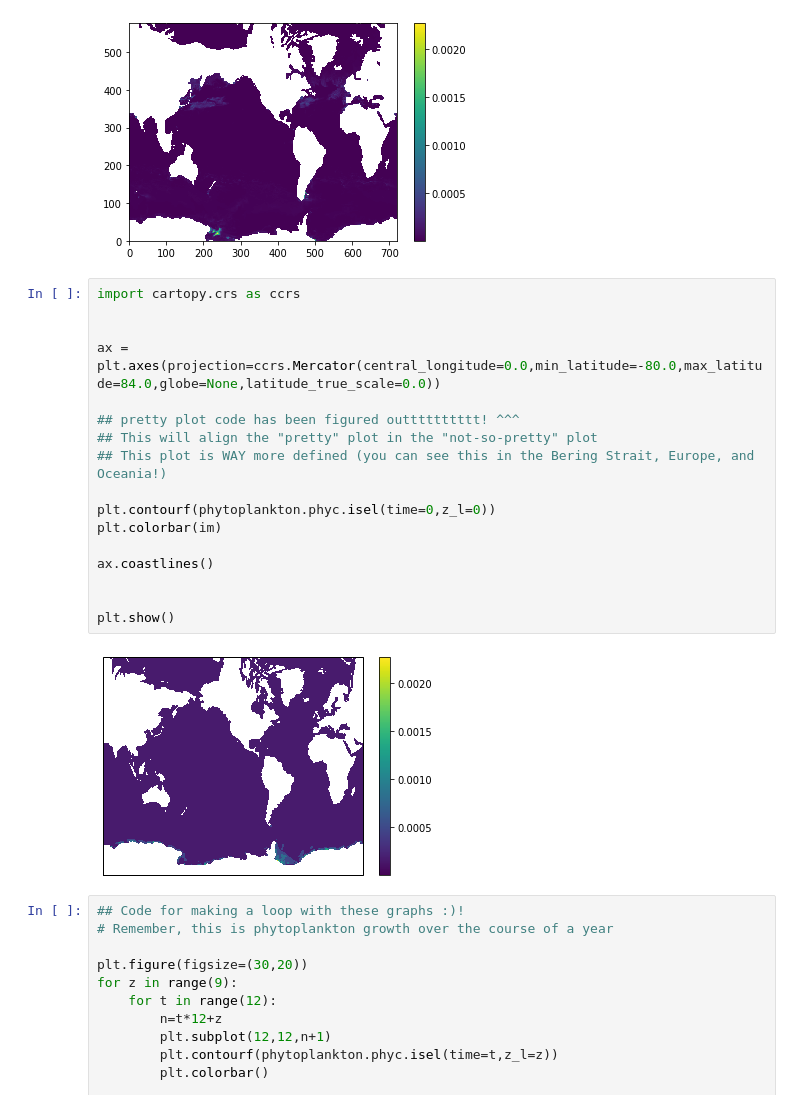
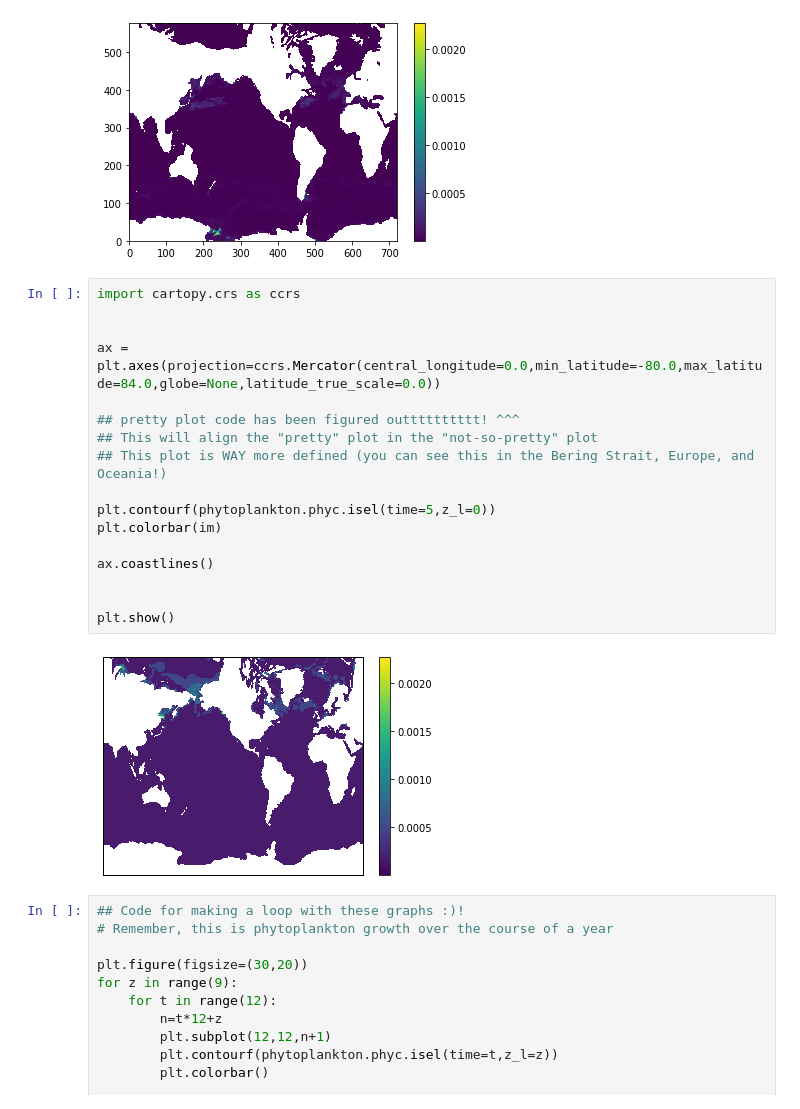
Before and after one commit to mlexaathews/wmt_bgc, a Jupyter notebook: phytoplankton-maps.ipynb, the cells around one changed output. Cells and saved outputs as stored; diff of their text form.

```diff
--- a/phytoplankton-maps.ipynb
+++ b/phytoplankton-maps.ipynb
@@ -58,22 +58,22 @@ plt.show()
 # %%
 import cartopy.crs as ccrs
 
 
 ax = plt.axes(projection=ccrs.Mercator(central_longitude=0.0,min_latitude=-80.0,max_latitude=84.0,globe=None,latitude_true_scale=0.0))
 
 ## pretty plot code has been figured outttttttttt! ^^^
 ## This will align the "pretty" plot in the "not-so-pretty" plot
 ## This plot is WAY more defined (you can see this in the Bering Strait, Europe, and Oceania!)
 
-plt.contourf(phytoplankton.phyc.isel(time=0,z_l=0))
+plt.contourf(phytoplankton.phyc.isel(time=5,z_l=0))
 plt.colorbar(im)
 
 ax.coastlines()
 
 
 plt.show()
 # %% [output]
-[figure, old version]
+[figure, new version]
 # %%
 ## Code for making a loop with these graphs :)!
 # Remember, this is phytoplankton growth over the course of a year
```
Also changed, not shown: 2 other files.
